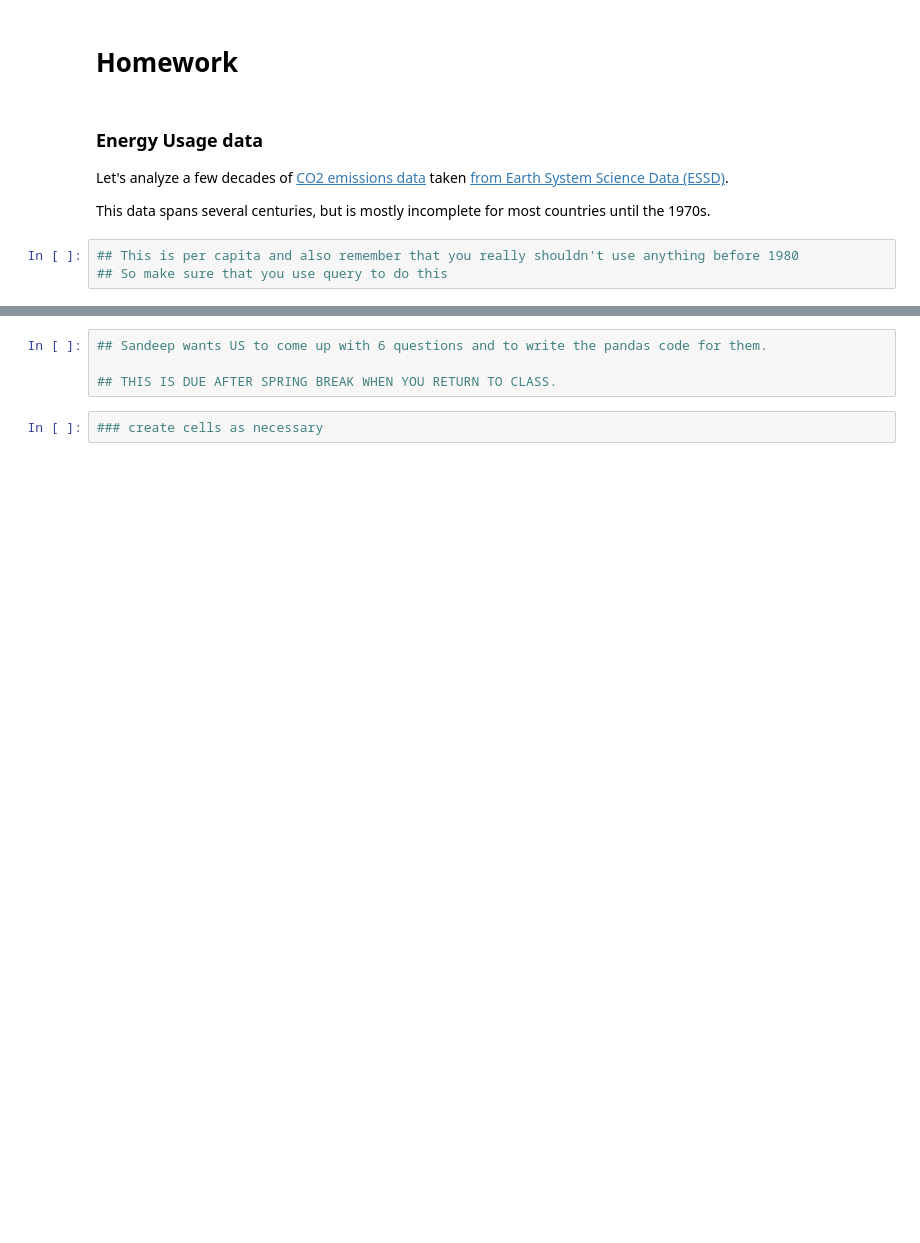
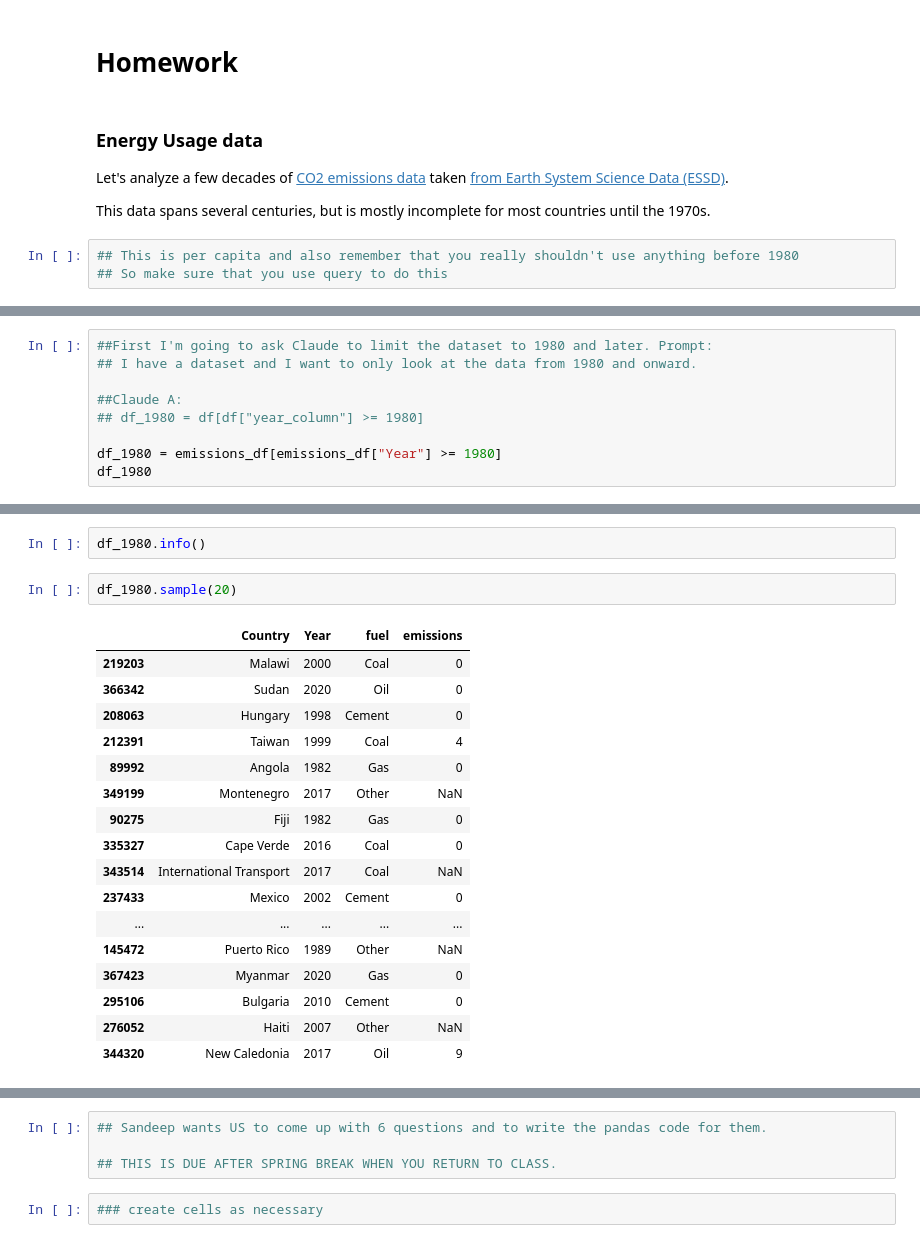
Before and after one commit to lauraplive/wk-9-agg, a Jupyter notebook: wk9-agg-disagg-Pellicer.ipynb, the cells around one changed output, grey strips where cells are left out. Drawn from its saved outputs; the diff is of its cells as text; blank space fills up the shorter version.

```diff
--- a/wk9-agg-disagg-BLANK.ipynb
+++ b/wk9-agg-disagg-Pellicer.ipynb
@@ -532,0 +574,9 @@ emissions_df
+# %%
+##First I'm going to ask Claude to limit the dataset to 1980 and later. Prompt:
+## I have a dataset and I want to only look at the data from 1980 and onward.
+
+##Claude A:
+## df_1980 = df[df["year_column"] >= 1980]
+
+df_1980 = emissions_df[emissions_df["Year"] >= 1980]
+df_1980
@@ -532,0 +597,22 @@ emissions_df
+# %%
+df_1980.info()
+# %%
+df_1980.sample(20)
+# %% [output]
+|  | Country | Year | fuel | emissions |
+| 219203 | Malawi | 2000 | Coal | 0 |
+| 366342 | Sudan | 2020 | Oil | 0 |
+| 208063 | Hungary | 1998 | Cement | 0 |
+| 212391 | Taiwan | 1999 | Coal | 4 |
+| 89992 | Angola | 1982 | Gas | 0 |
+| 349199 | Montenegro | 2017 | Other | NaN |
+| 90275 | Fiji | 1982 | Gas | 0 |
+| 335327 | Cape Verde | 2016 | Coal | 0 |
+| 343514 | International Transport | 2017 | Coal | NaN |
+| 237433 | Mexico | 2002 | Cement | 0 |
+| ... | ... | ... | ... | ... |
+| 145472 | Puerto Rico | 1989 | Other | NaN |
+| 367423 | Myanmar | 2020 | Gas | 0 |
+| 295106 | Bulgaria | 2010 | Cement | 0 |
+| 276052 | Haiti | 2007 | Other | NaN |
+| 344320 | New Caledonia | 2017 | Oil | 9 |
```
Also changed, not shown: parts of 35 cells of this notebook.
